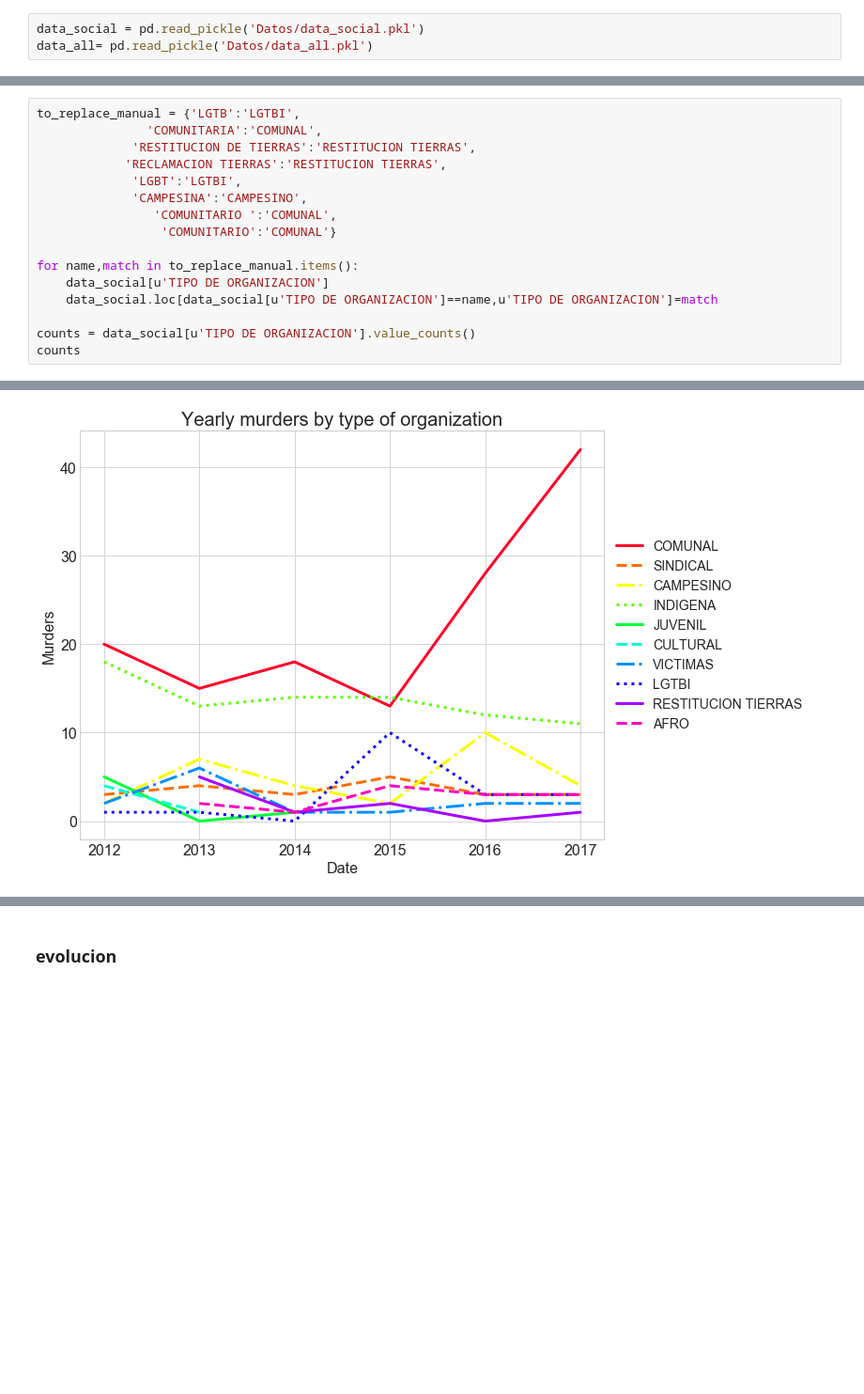
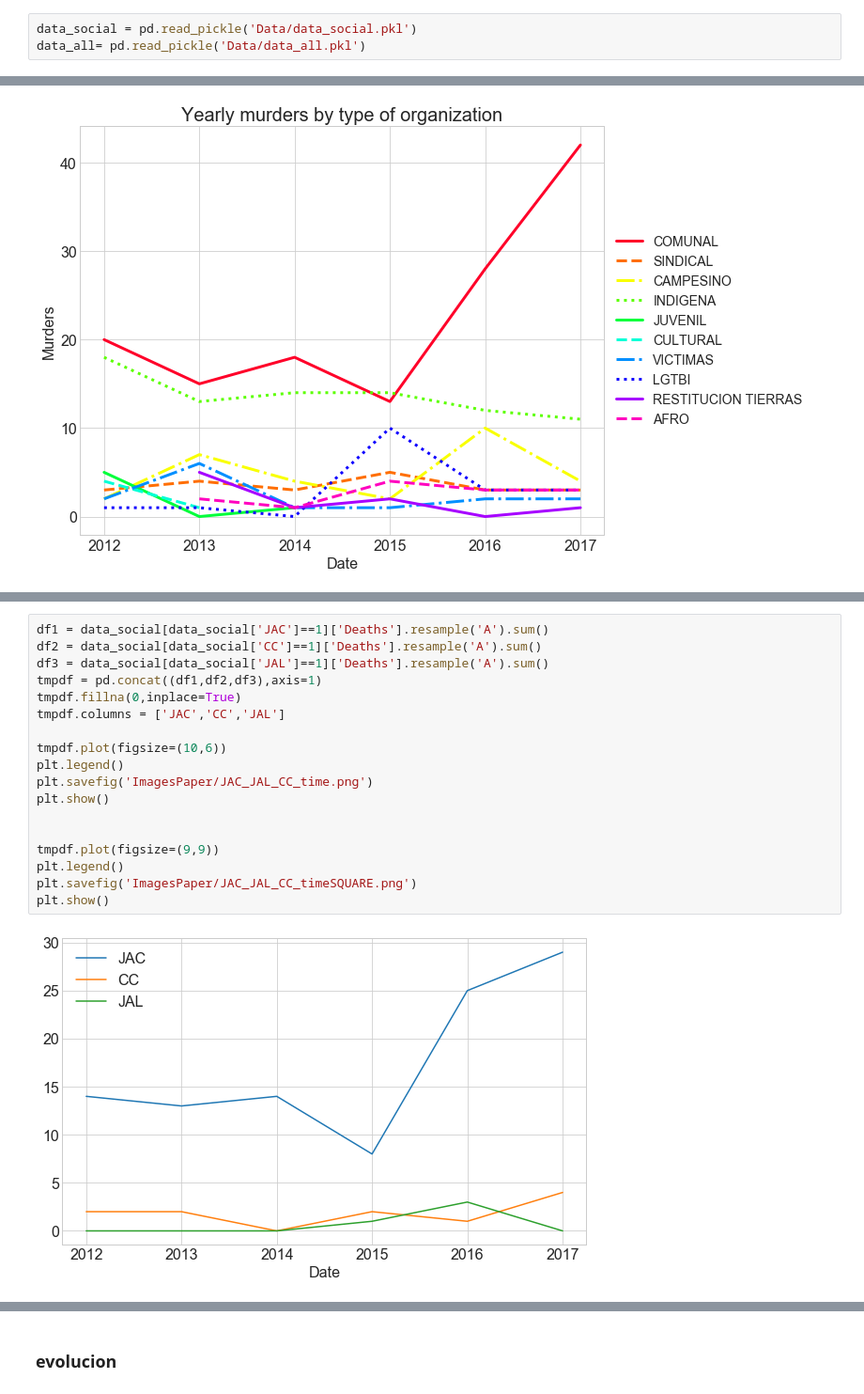
Before and after one commit to benbo/SocialLeaders, a Jupyter notebook: Plots_paper.ipynb, the cells around one changed output, grey strips where cells are left out. Shown at 94% size. Drawn from its saved outputs; the diff is of its cells as text; blank space fills up the shorter version.

```diff
--- a/Plots_paper.ipynb
+++ b/Plots_paper.ipynb
@@ -144,4 +84,4 @@ COLORCYCLE = plt.rcParams['axes.prop_cycle'].by_key()['color']
 # %%
-data_social = pd.read_pickle('Datos/data_social.pkl')
-data_all= pd.read_pickle('Datos/data_all.pkl')
+data_social = pd.read_pickle('Data/data_social.pkl')
+data_all= pd.read_pickle('Data/data_all.pkl')
 # %%
@@ -235,16 +240,0 @@ Name: TIPO DE ORGANIZACION, dtype: int64
-# %%
-to_replace_manual = {'LGTB':'LGTBI',
-               'COMUNITARIA':'COMUNAL',
-             'RESTITUCION DE TIERRAS':'RESTITUCION TIERRAS',
-            'RECLAMACION TIERRAS':'RESTITUCION TIERRAS',
-             'LGBT':'LGTBI',
-             'CAMPESINA':'CAMPESINO',
-                'COMUNITARIO ':'COMUNAL',
-                 'COMUNITARIO':'COMUNAL'}
-
-for name,match in to_replace_manual.items():
-    data_social[u'TIPO DE ORGANIZACION']
-    data_social.loc[data_social[u'TIPO DE ORGANIZACION']==name,u'TIPO DE ORGANIZACION']=match
-
-counts = data_social[u'TIPO DE ORGANIZACION'].value_counts()
-counts
@@ -390,0 +388,20 @@ plt.show()
+# %%
+df1 = data_social[data_social['JAC']==1]['Deaths'].resample('A').sum()
+df2 = data_social[data_social['CC']==1]['Deaths'].resample('A').sum()
+df3 = data_social[data_social['JAL']==1]['Deaths'].resample('A').sum()
+tmpdf = pd.concat((df1,df2,df3),axis=1)
+tmpdf.fillna(0,inplace=True)
+tmpdf.columns = ['JAC','CC','JAL']
+
+tmpdf.plot(figsize=(10,6))
+plt.legend()
+plt.savefig('ImagesPaper/JAC_JAL_CC_time.png')
+plt.show()
+
+
+tmpdf.plot(figsize=(9,9))
+plt.legend()
+plt.savefig('ImagesPaper/JAC_JAL_CC_timeSQUARE.png')
+plt.show()
+# %% [output]
+[figure, added]
```
Also changed, not shown: parts of 81 cells of this notebook, 1 other file.
